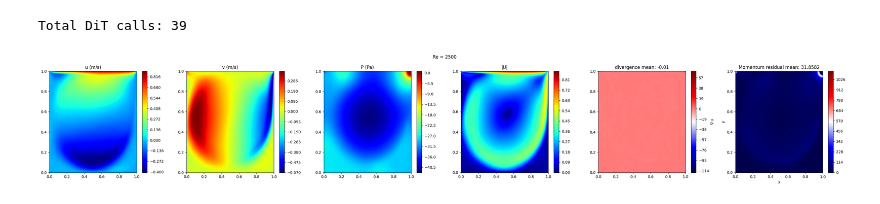
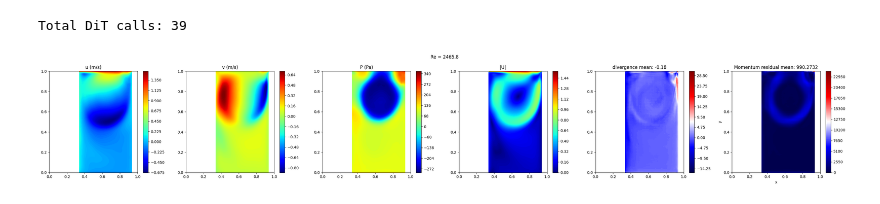
Before and after one commit to Mafaz03/CFD_DiT, a Jupyter notebook: inference/solver_inference.ipynb, the cells around one changed output. Saved outputs shown, nothing was run; the diff lists cells and outputs as text; code cells hidden in the pictures.

```diff
--- a/inference/solver_inference.ipynb
+++ b/inference/solver_inference.ipynb
@@ -285,7 +314,10 @@ dit = DiT(d_model         = config["DiT"]["d_model"],
         timestep_emb_dim  = config["DiT"]["timestep_emb_dim"],
         number_emb_dim    = config["DiT"]["number_emb_dim"],
         num_layers        = config["DiT"]["num_layers"],
-        num_heads         = config["DiT"]["num_heads"])
+        num_heads         = config["DiT"]["num_heads"],
+        cond_channels     = 2,
+        cond_size         = 256
+        )
 # %%
 device = "cuda" if torch.cuda.is_available() else "cpu"
 vae = VAE(device = device, freeze = True, scaling_factor = config["VAE"]["scaling_factor"], path = f"{ROOT}/pretrained/sd-vae-ft-mse")
@@ -294,7 +326,7 @@ vae.eval()
 dit.eval()
 
 vae.load_state_dict(torch.load(f"{ROOT}/models/VAE.pth", map_location = device))
-dit.load_state_dict(torch.load(f'{ROOT}/models/1_500_0.pth', map_location = device))
+dit.load_state_dict(torch.load(f'{ROOT}/models/Lid_Driven.pth', map_location = device))
 
 vae = vae.to(device)
 dit = dit.to(device)
@@ -380,0 +359,7 @@ at step: 16, corrected in 3th correction step
+# %%
+uvp_grid, number, mask, wall_mask, uv_mask = next(iter(dataloader))
+# %%
+r = -30
+d = 2
+mask = mask.roll([r], (d))
+wall_mask = wall_mask.roll([r], (d))
@@ -381,19 +441,20 @@ at step: 16, corrected in 3th correction step
 # %%
-solver = sample_heun_only
-# solver = partial(solver, num_steps = 10) # DDIM
-# solver = partial(solver) # DDIM + Huen only
+cond = torch.stack([mask, wall_mask], dim=1)[idx].unsqueeze(0).float()   # (1,2,H,W)
 
-u_grid_pred, v_grid_pred, p_grid_pred, div_pred, momentum_res_pred, mag_pred = predict(dit, vae, scheduler, re_value = 2500, sample_fn = solver,
-                                                                                        re_mean = RE_MEAN, re_std = RE_STD,
-                                                                                        u_clip_min = U_CLIP_MIN, u_clip_max = U_CLIP_MAX,
-                                                                                        v_clip_min = V_CLIP_MIN, v_clip_max = V_CLIP_MAX,
-                                                                                        P_clip_min = P_CLIP_MIN, P_clip_max = P_CLIP_MAX,
-                                                                                        grid_size = 256,
-                                                                                        device = device, plot = True,
-
-                                                                                        boundaries = m,
-                                                                                        num_steps = 20
-                                                                                        )
+u, v, p, div, mom, mag = predict(
+                                    dit, vae, scheduler,
+                                    re_value   = ((number[idx] * RE_STD) + RE_MEAN).item(),
+                                    sample_fn  = sample_heun_only,
+                                    re_mean = RE_MEAN, re_std = RE_STD,
+                                    u_clip_min = U_CLIP_MIN, u_clip_max = U_CLIP_MAX,
+                                    v_clip_min = V_CLIP_MIN, v_clip_max = V_CLIP_MAX,
+                                    P_clip_min = P_CLIP_MIN, P_clip_max = P_CLIP_MAX,
+                                    grid_size = 256, device = device, plot = True,
+                                    num_steps = 20,
+                                    boundaries = mask[idx][None],
+                                    cond = cond,
+                                    hide_outside_domain = True,
+                                )
 # %% [output]
 Total DiT calls: 39
-[figure, old version]
+[figure, new version]
```
Also changed, not shown: parts of 8 cells of this notebook, 9 other files.
